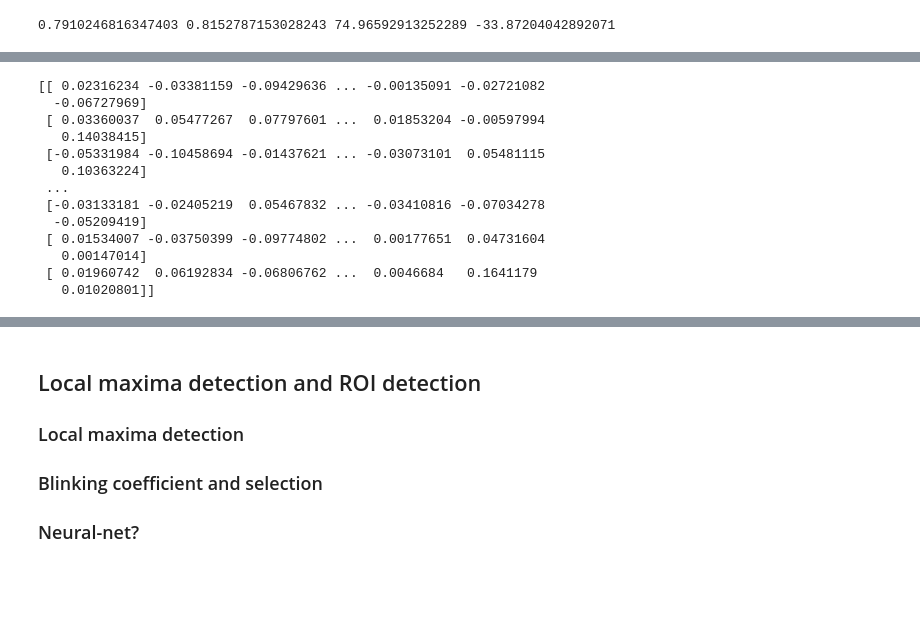
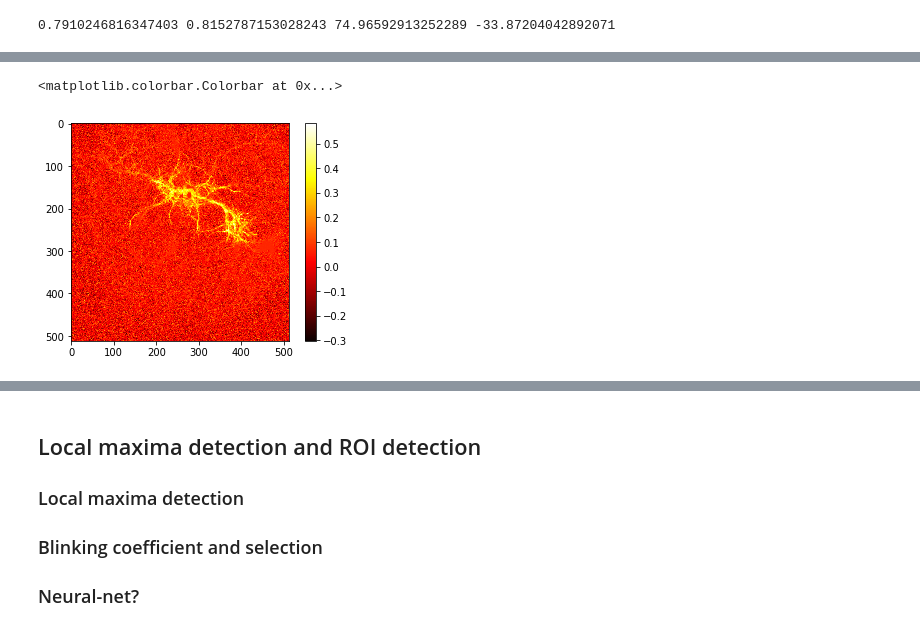
Before and after one commit to p-serna/Nanorods, a Jupyter notebook: Main_Nanords.ipynb, the cells around one changed output, grey strips where cells are left out. Drawn from its saved outputs; the diff is of its cells as text; code cells hidden in the pictures; blank space fills up the shorter version.

Commit message:
Signed-off-by: ludwig <ludwig@BSPC28.ens.fr>

```diff
--- a/Main_Nanords.ipynb
+++ b/Main_Nanords.ipynb
@@ -35,7 +35,3 @@ def visualization(imA,pos=None,widthr=5,heightr=5,contrastd=1.0,contrastu=2.5,fi
 # %%
 import PIL
 import PIL.ExifTags as Exiftags
-# %%
-fname = "C:\\Users\ludwig\Documents\Python data\cell1_BeRST.tif"
-img = PIL.Image.open(fname)
-imshow(img)
@@ -45,10 +37,0 @@ imshow(img)
-# %%
-img = PIL.Image.open(fname)
-#imshow(img)
-imf = img.tag_v2
-keys = []
-for i,key in enumerate(imf.keys()):
-    if i < 8:
-        print(key,imf[key])
-    keys.append(key)
-offset = 50839
@@ -252,7 +214,7 @@ from matlab.tifmethods import *
 info = readtifInfo(folder+file_wave)
 NframesStr = [d for d in info[270].split('\n') if d.find('frames')>=0][0].split('=')[-1]
 Nframes = int(NframesStr)
-Stim=tile([0, -60],Nframes//2);
+Stim=tile([-60, 0],Nframes//2);
 
 movie = readBigTifFile(folder+file_wave)
 movie_sum = movie.sum(axis=0)
@@ -281,19 +225,9 @@ for x in range(SizeX):
     for y in range(SizeY):
         temp = corrcoef(movie[:,x,y],Stim)
         CorCoef_wave[x,y]=temp[1,0];
-# %%
-print(CorCoef_wave)
-# %% [output]
-[[ 0.02316234 -0.03381159 -0.09429636 ... -0.00135091 -0.02721082
-  -0.06727969]
- [ 0.03360037  0.05477267  0.07797601 ...  0.01853204 -0.00597994
-   0.14038415]
- [-0.05331984 -0.10458694 -0.01437621 ... -0.03073101  0.05481115
-   0.10363224]
- ...
- [-0.03133181 -0.02405219  0.05467832 ... -0.03410816 -0.07034278
-  -0.05209419]
- [ 0.01534007 -0.03750399 -0.09774802 ...  0.00177651  0.04731604
-   0.00147014]
- [ 0.01960742  0.06192834 -0.06806762 ...  0.0046684   0.1641179
-   0.01020801]]
+# %%
+imshow(CorCoef_wave, cmap='hot')
+colorbar()
+# %% [output]
+<matplotlib.colorbar.Colorbar at 0x...>
+[figure, added]
```
Also changed, not shown: parts of 25 cells of this notebook, 1 other file.
